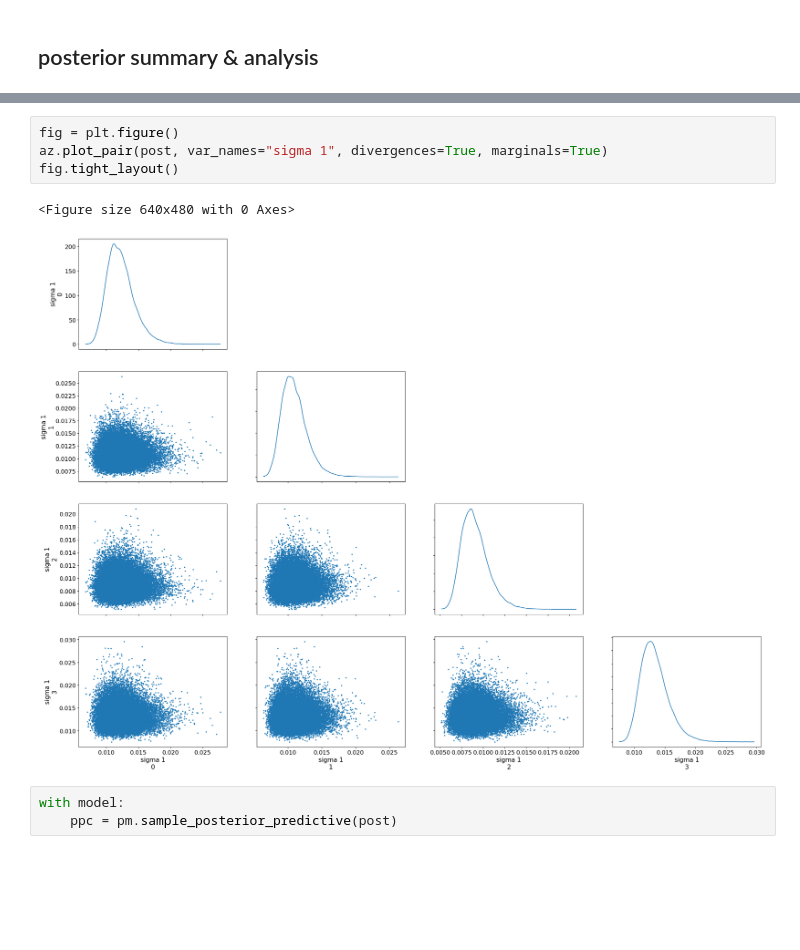
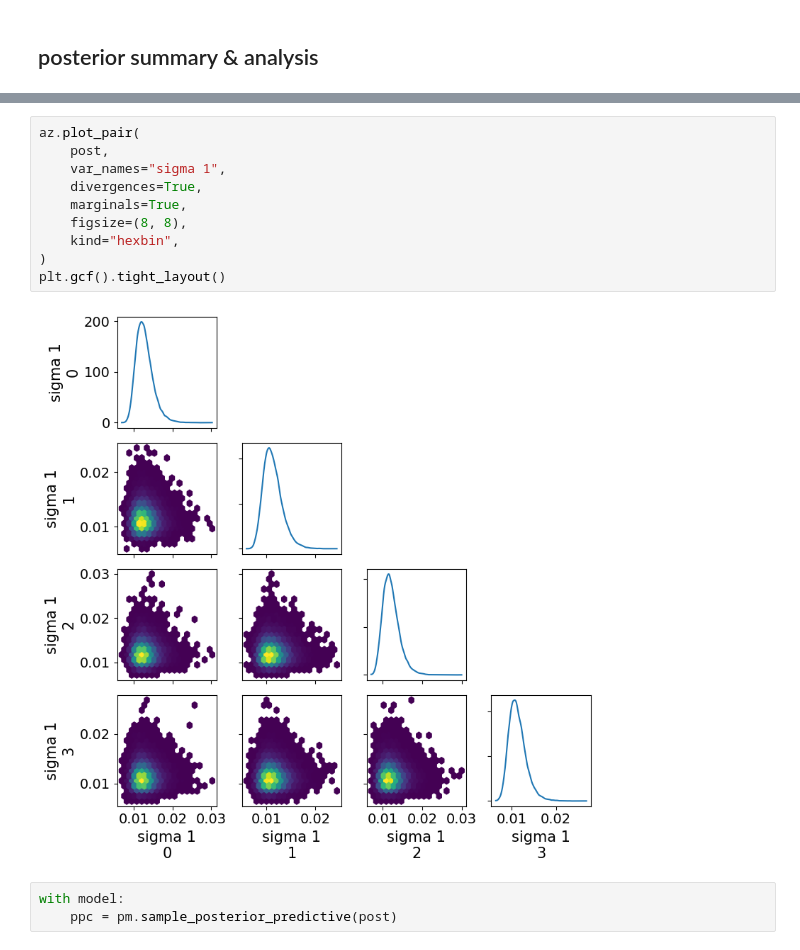
Before and after one commit to katherinekeller/cascadia-margin-lipids, a Jupyter notebook: analysis/test_model.ipynb, the cells around one changed output, grey strips where cells are left out. Drawn from its saved outputs; the diff is of its cells as text; blank space fills up the shorter version.

```diff
--- a/analysis/test_model.ipynb
+++ b/analysis/test_model.ipynb
@@ -149,10 +147,15 @@ plt.gcf().tight_layout()
 # %%
-fig = plt.figure()
-az.plot_pair(post, var_names="sigma 1", divergences=True, marginals=True)
-fig.tight_layout()
+az.plot_pair(
+    post,
+    var_names="sigma 1",
+    divergences=True,
+    marginals=True,
+    figsize=(8, 8),
+    kind="hexbin",
+)
+plt.gcf().tight_layout()
 # %% [output]
-<Figure size 640x480 with 0 Axes>
-[figure, old version]
+[figure, new version]
 # %%
 with model:
     ppc = pm.sample_posterior_predictive(post)
```
Also changed, not shown: parts of 9 cells of this notebook, 2 other files.
